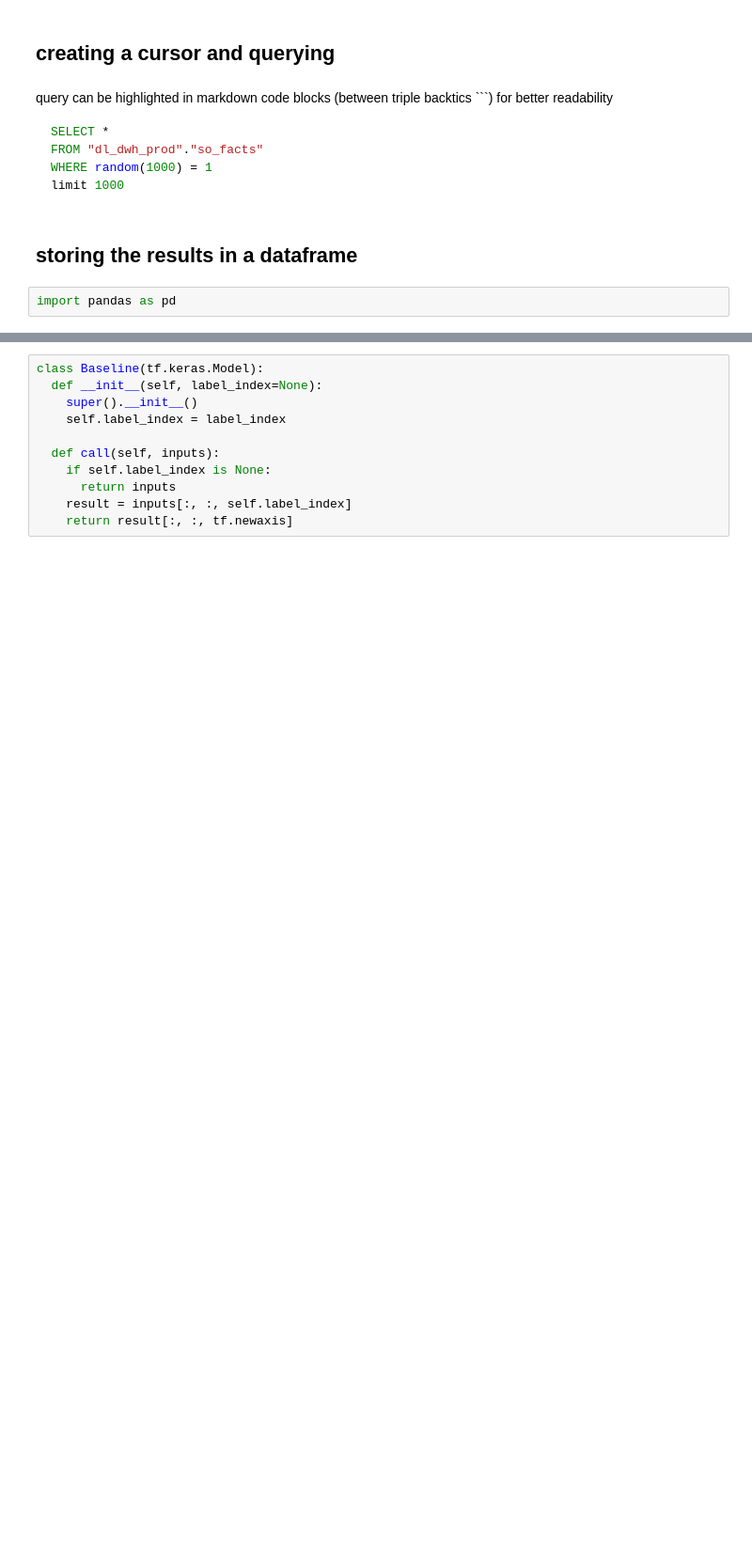
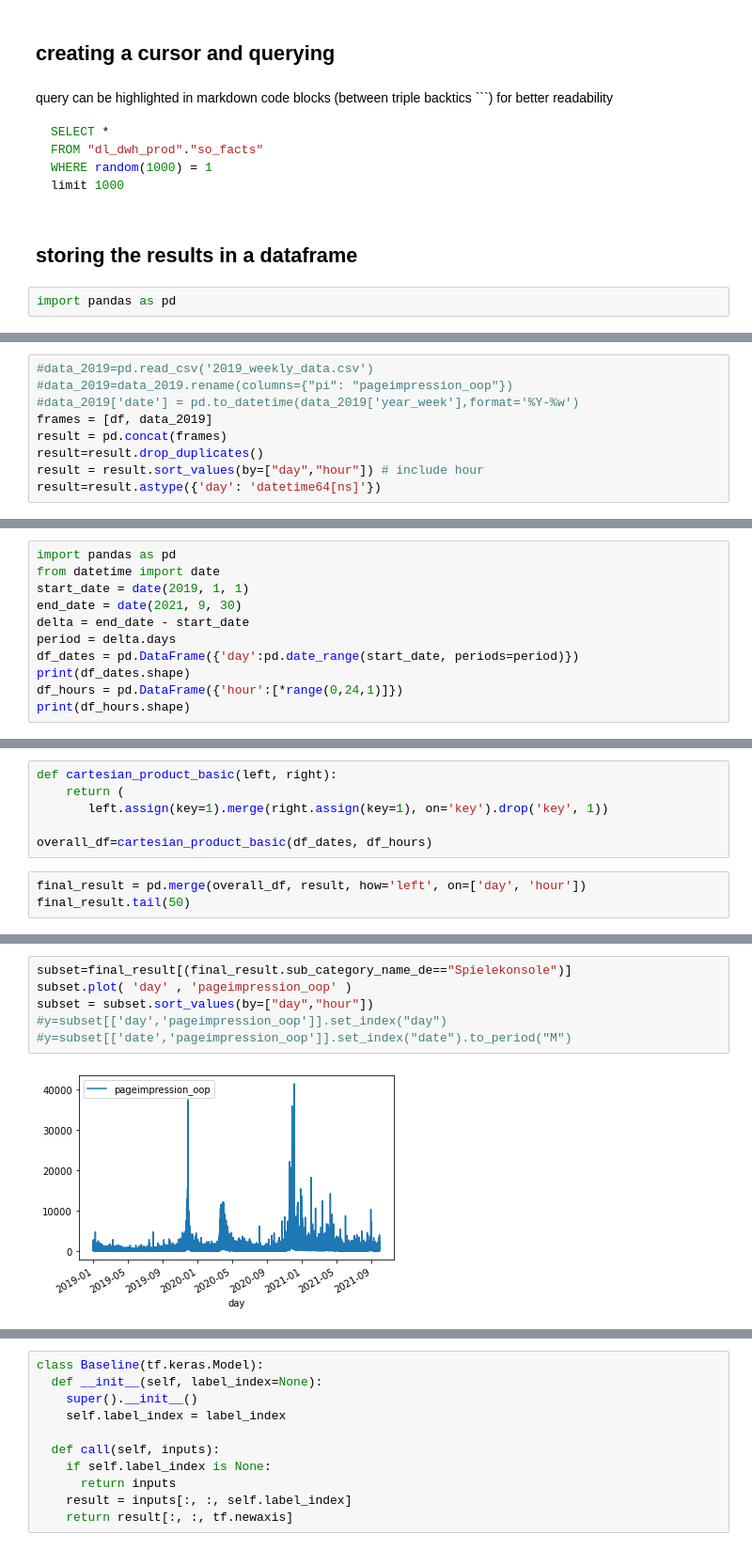
Before and after one commit to ak-idealo/jupiter-notebook, a Jupyter notebook: Demand Forecasting-Schulbedarf-Tensorflow-daily data.ipynb, the cells around one changed output, grey strips where cells are left out. Shown at 94% size. Drawn from its saved outputs; the diff is of its cells as text; blank space fills up the shorter version.

```diff
--- a/Demand Forecasting-Schulbedarf-Tensorflow-daily data.ipynb
+++ b/Demand Forecasting-Schulbedarf-Tensorflow-daily data.ipynb
@@ -431,0 +155,9 @@ Labels shape (batch, time, features): (32, 1, 1)
+# %%
+#data_2019=pd.read_csv('2019_weekly_data.csv')
+#data_2019=data_2019.rename(columns={"pi": "pageimpression_oop"})
+#data_2019['date'] = pd.to_datetime(data_2019['year_week'],format='%Y-%w')
+frames = [df, data_2019]
+result = pd.concat(frames)
+result=result.drop_duplicates()
+result = result.sort_values(by=["day","hour"]) # include hour
+result=result.astype({'day': 'datetime64[ns]'})
@@ -431,0 +175,11 @@ Labels shape (batch, time, features): (32, 1, 1)
+# %%
+import pandas as pd
+from datetime import date
+start_date = date(2019, 1, 1)
+end_date = date(2021, 9, 30)
+delta = end_date - start_date
+period = delta.days
+df_dates = pd.DataFrame({'day':pd.date_range(start_date, periods=period)})
+print(df_dates.shape)
+df_hours = pd.DataFrame({'hour':[*range(0,24,1)]})
+print(df_hours.shape)
@@ -431,0 +189,9 @@ Labels shape (batch, time, features): (32, 1, 1)
+# %%
+def cartesian_product_basic(left, right):
+    return (
+       left.assign(key=1).merge(right.assign(key=1), on='key').drop('key', 1))
+
+overall_df=cartesian_product_basic(df_dates, df_hours)
+# %%
+final_result = pd.merge(overall_df, result, how='left', on=['day', 'hour'])
+final_result.tail(50)
@@ -431,0 +216,8 @@ Labels shape (batch, time, features): (32, 1, 1)
+# %%
+subset=final_result[(final_result.sub_category_name_de=="Spielekonsole")]
+subset.plot( 'day' , 'pageimpression_oop' )
+subset = subset.sort_values(by=["day","hour"])
+#y=subset[['day','pageimpression_oop']].set_index("day")
+#y=subset[['date','pageimpression_oop']].set_index("date").to_period("M")
+# %% [output]
+[figure, added]
```
Also changed, not shown: parts of 143 cells of this notebook, 8 other files.
